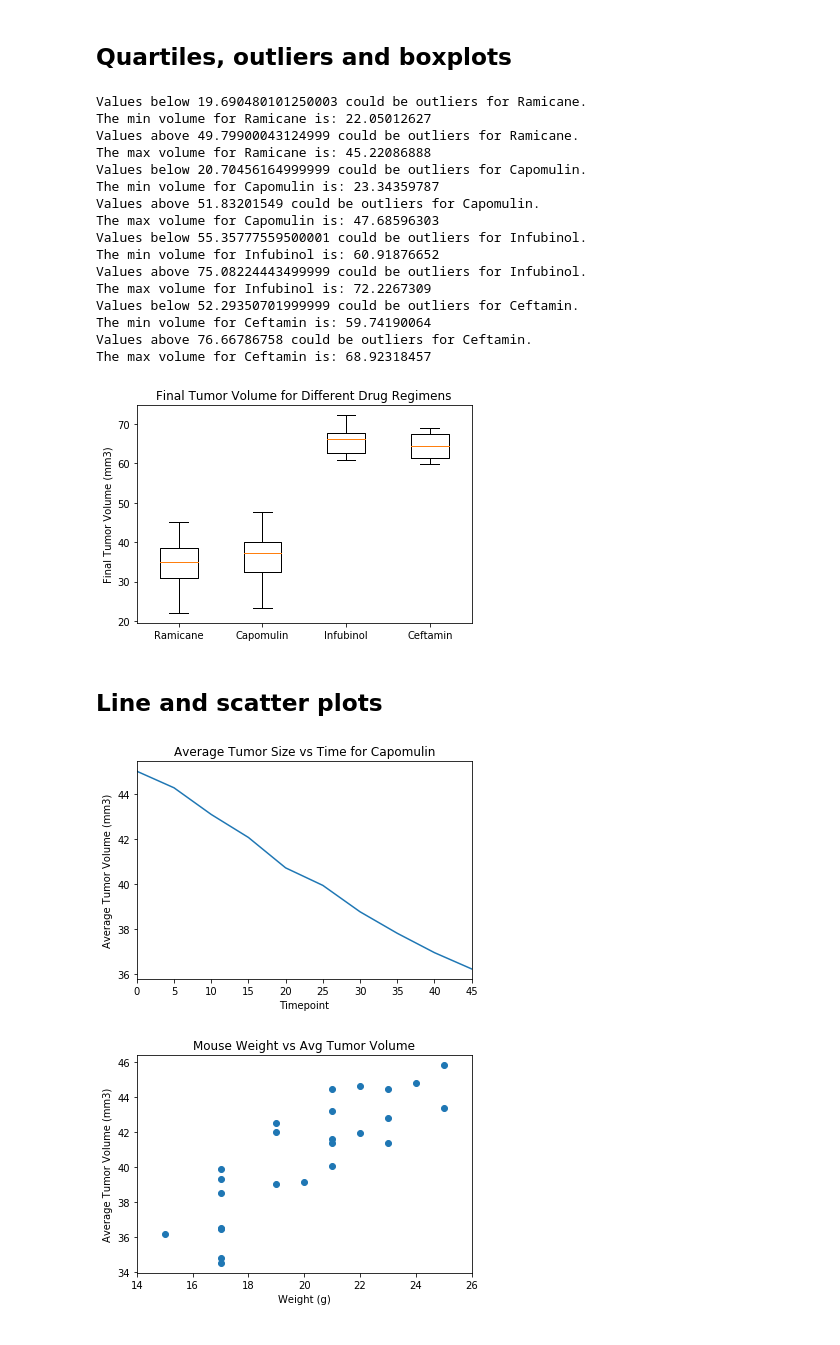
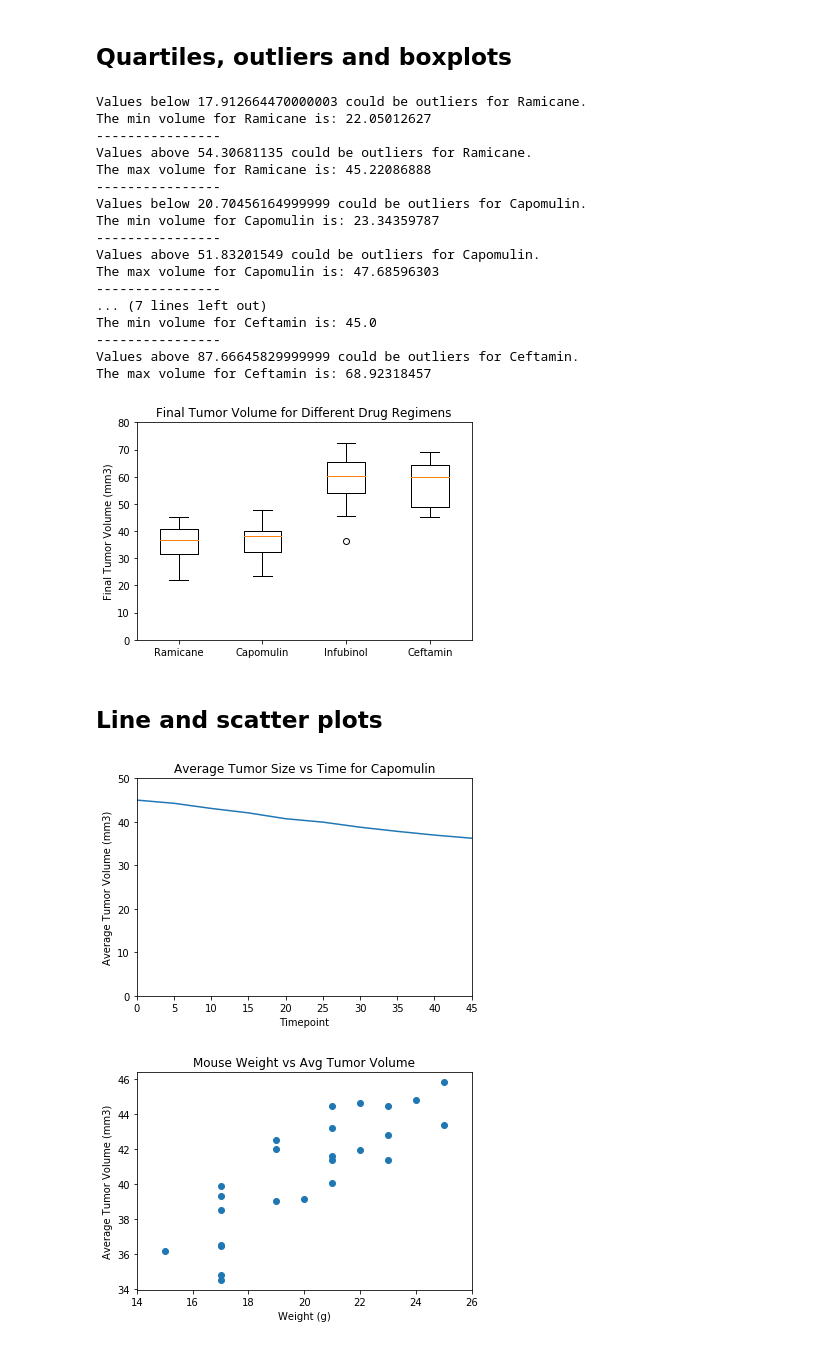
Before and after one commit to dylanm2094/matplotlib-challenge, a Jupyter notebook: hw5_starter.ipynb, the cells around one changed output. Saved outputs shown, nothing was run; the diff lists cells and outputs as text; code cells hidden in the pictures.

```diff
--- a/hw5_starter.ipynb
+++ b/hw5_starter.ipynb
@@ -92,9 +115,10 @@ plt.show()
 # Ramicane, Capomulin, Infubinol, Ceftamin
 # outlier_cond = (final_df['Tumor_Volume'] < lower_bound) | (final_df['Tumor_Volume'] > upper_bound)
 # outlier_occupancy = final_df.loc[outlier_cond]
-cond_time = (df['Timepoint'] == 45)
+# cond_time = (df['Timepoint'] == 45)
 
-df_ram = df[(df['Drug Regimen'] == 'Ramicane') & cond_time]
+df_ram = df[(df['Drug Regimen'] == 'Ramicane')]
+df_ram = df_ram.sort_values('Timepoint').groupby(['Mouse ID']).tail(1)
 q_ram = df_ram['Tumor_Volume'].quantile([.25,.5,.75])
 lq_ram = q_ram[0.25]
 uq_ram = q_ram[0.75]
@@ -107,12 +131,14 @@ oc_ram = (df_ram['Tumor_Volume'] < lb_ram) | (df_ram['Tumor_Volume'] > ub_ram)
 
 print(f"Values below {lb_ram} could be outliers for Ramicane.")
 print(f"The min volume for Ramicane is: {min_vol_ram}")
+print('----------------')
 print(f"Values above {ub_ram} could be outliers for Ramicane.")
 print(f"The max volume for Ramicane is: {max_vol_ram}")
+print('----------------')
 
 
-
-df_Cap = df[(df['Drug Regimen'] == 'Capomulin') & cond_time]
+df_Cap = df[(df['Drug Regimen'] == 'Capomulin')]
+df_Cap = df_Cap.sort_values('Timepoint').groupby(['Mouse ID']).tail(1)
 q_Cap = df_Cap['Tumor_Volume'].quantile([.25,.5,.75])
 lq_Cap = q_Cap[0.25]
 uq_Cap = q_Cap[0.75]
@@ -124,10 +150,13 @@ ub_Cap = uq_Cap + (1.5*iqr_Cap)
 
 print(f"Values below {lb_Cap} could be outliers for Capomulin.")
 print(f"The min volume for Capomulin is: {min_vol_Cap}")
+print('----------------')
 print(f"Values above {ub_Cap} could be outliers for Capomulin.")
 print(f"The max volume for Capomulin is: {max_vol_Cap}")
+print('----------------')
 
-df_Inf = df[(df['Drug Regimen'] == 'Infubinol') & cond_time]
+df_Inf = df[(df['Drug Regimen'] == 'Infubinol')]
+df_Inf = df_Inf.sort_values('Timepoint').groupby(['Mouse ID']).tail(1)
 q_Inf = df_Inf['Tumor_Volume'].quantile([.25,.5,.75])
 lq_Inf = q_Inf[0.25]
 uq_Inf = q_Inf[0.75]
@@ -139,10 +168,13 @@ ub_Inf = uq_Inf + (1.5*iqr_Inf)
 
 print(f"Values below {lb_Inf} could be outliers for Infubinol.")
 print(f"The min volume for Infubinol is: {min_vol_Inf}")
+print('----------------')
 print(f"Values above {ub_Inf} could be outliers for Infubinol.")
 print(f"The max volume for Infubinol is: {max_vol_Inf}")
+print('----------------')
 
-df_Cef = df[(df['Drug Regimen'] == 'Ceftamin') & cond_time]
+df_Cef = df[(df['Drug Regimen'] == 'Ceftamin')]
+df_Cef = df_Cef.sort_values('Timepoint').groupby(['Mouse ID']).tail(1)
 q_Cef = df_Cef['Tumor_Volume'].quantile([.25,.5,.75])
 lq_Cef = q_Cef[0.25]
 uq_Cef = q_Cef[0.75]
@@ -154,35 +186,38 @@ ub_Cef = uq_Cef + (1.5*iqr_Cef)
 
 print(f"Values below {lb_Cef} could be outliers for Ceftamin.")
 print(f"The min volume for Ceftamin is: {min_vol_Cef}")
+print('----------------')
 print(f"Values above {ub_Cef} could be outliers for Ceftamin.")
 print(f"The max volume for Ceftamin is: {max_vol_Cef}")
 # %% [output]
-Values below 19.690480101250003 could be outliers for Ramicane.
+Values below 17.912664470000003 could be outliers for Ramicane.
 The min volume for Ramicane is: 22.05012627
-Values above 49.79900043124999 could be outliers for Ramicane.
+----------------
+Values above 54.30681135 could be outliers for Ramicane.
 The max volume for Ramicane is: 45.22086888
+----------------
 Values below 20.70456164999999 could be outliers for Capomulin.
 The min volume for Capomulin is: 23.34359787
+----------------
 Values above 51.83201549 could be outliers for Capomulin.
 The max volume for Capomulin is: 47.68596303
-Values below 55.35777559500001 could be outliers for Infubinol.
-The min volume for Infubinol is: 60.91876652
-Values above 75.08224443499999 could be outliers for Infubinol.
-The max volume for Infubinol is: 72.2267309
-Values below 52.29350701999999 could be outliers for Ceftamin.
-The min volume for Ceftamin is: 59.74190064
-Values above 76.66786758 could be outliers for Ceftamin.
+----------------
+... (7 lines left out)
+The min volume for Ceftamin is: 45.0
+----------------
+Values above 87.66645829999999 could be outliers for Ceftamin.
 The max volume for Ceftamin is: 68.92318457
 # %%
 # Generate a box plot of the final tumor volume of each mouse across four regimens of interest
 data = [df_ram['Tumor_Volume'],df_Cap['Tumor_Volume'],df_Inf['Tumor_Volume'],df_Cef['Tumor_Volume']]
 fig, ax = plt.subplots()
 ax.set_title('Final Tumor Volume for Different Drug Regimens')
 ax.boxplot(data, labels=('Ramicane', 'Capomulin', 'Infubinol', 'Ceftamin'))
 plt.ylabel('Final Tumor Volume (mm3)')
+plt.ylim(0,80)
 plt.show()
 # %% [output]
-[figure, old version]
+[figure, new version]
 # %% [markdown]
 ## Line and scatter plots
 # %%
@@ -197,9 +232,10 @@ tumor_time_df = pd.DataFrame({
 tumor_time_df.plot(kind='line', legend=False)
 plt.title("Average Tumor Size vs Time for Capomulin")
 plt.ylabel('Average Tumor Volume (mm3)')
+plt.ylim(0,50)
 plt.show()
 # %% [output]
-[figure, old version]
+[figure, new version]
 # %%
 # Generate a scatter plot of mouse weight versus average tumor volume for the Capomulin regimen
 mouse_grp_cap = df_Capomulin.groupby(['Mouse ID'])
```
Also changed, not shown: parts of 6 cells of this notebook.
